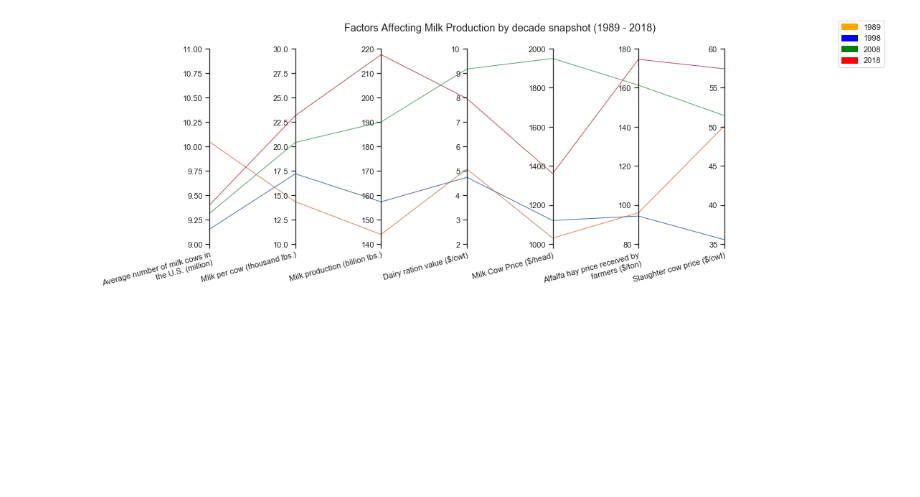
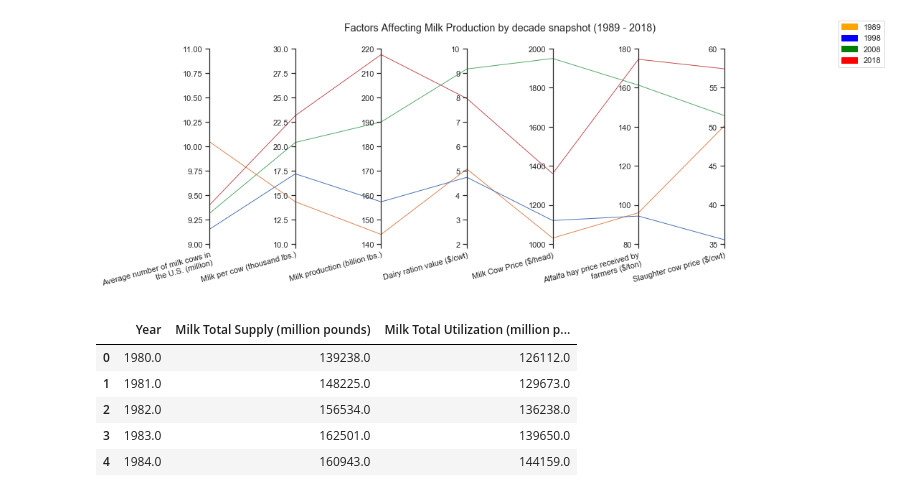
Before and after one commit to Ashraf4068/Dairy_project, a Jupyter notebook: main.ipynb, the cells around one changed output. Drawn from its saved outputs; the diff is of its cells as text; code cells hidden in the pictures; blank space fills up the shorter version.

```diff
--- a/main.ipynb
+++ b/main.ipynb
@@ -436,3 +436,13 @@ plt.savefig("Outputs/MilkProductionFactors_80-18.png")
 #https://stackoverflow.com/questions/44670229/how-do-i-display-multiple-radar-charts-with-differently-scaled-axes-each-in-one
 # %% [output]
 [figure]
+# %%
+utilization_supply_milk = pd.read_csv("Resources/us_supply_and_utilization_80-17_milk_only.csv")
+utilization_supply_milk.head()
+# %% [output]
+|  | Year | Milk Total Supply (million pounds) | Milk Total Utilization (million p... |
+| 0 | 1980.0 | 139238.0 | 126112.0 |
+| 1 | 1981.0 | 148225.0 | 129673.0 |
+| 2 | 1982.0 | 156534.0 | 136238.0 |
+| 3 | 1983.0 | 162501.0 | 139650.0 |
+| 4 | 1984.0 | 160943.0 | 144159.0 |
```
